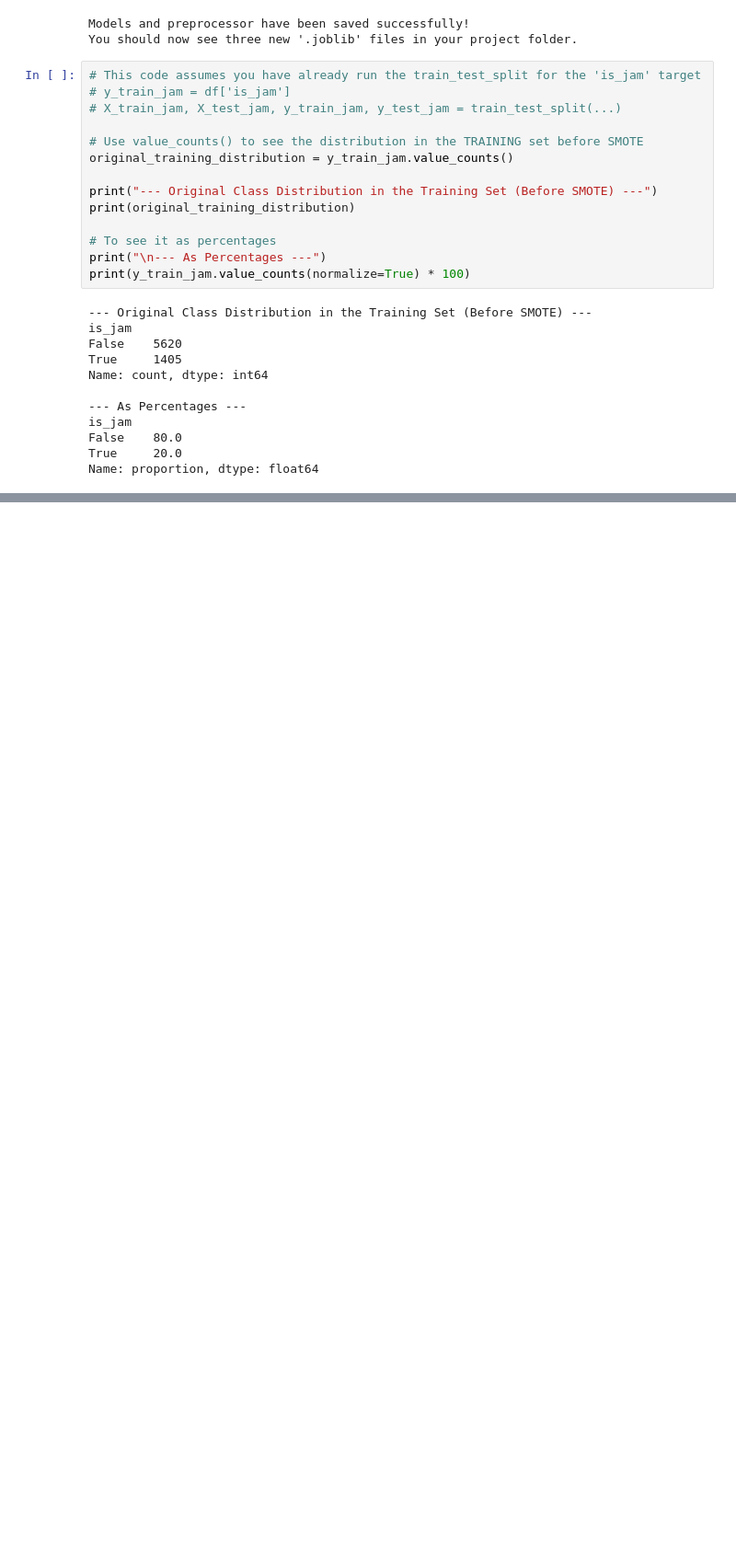
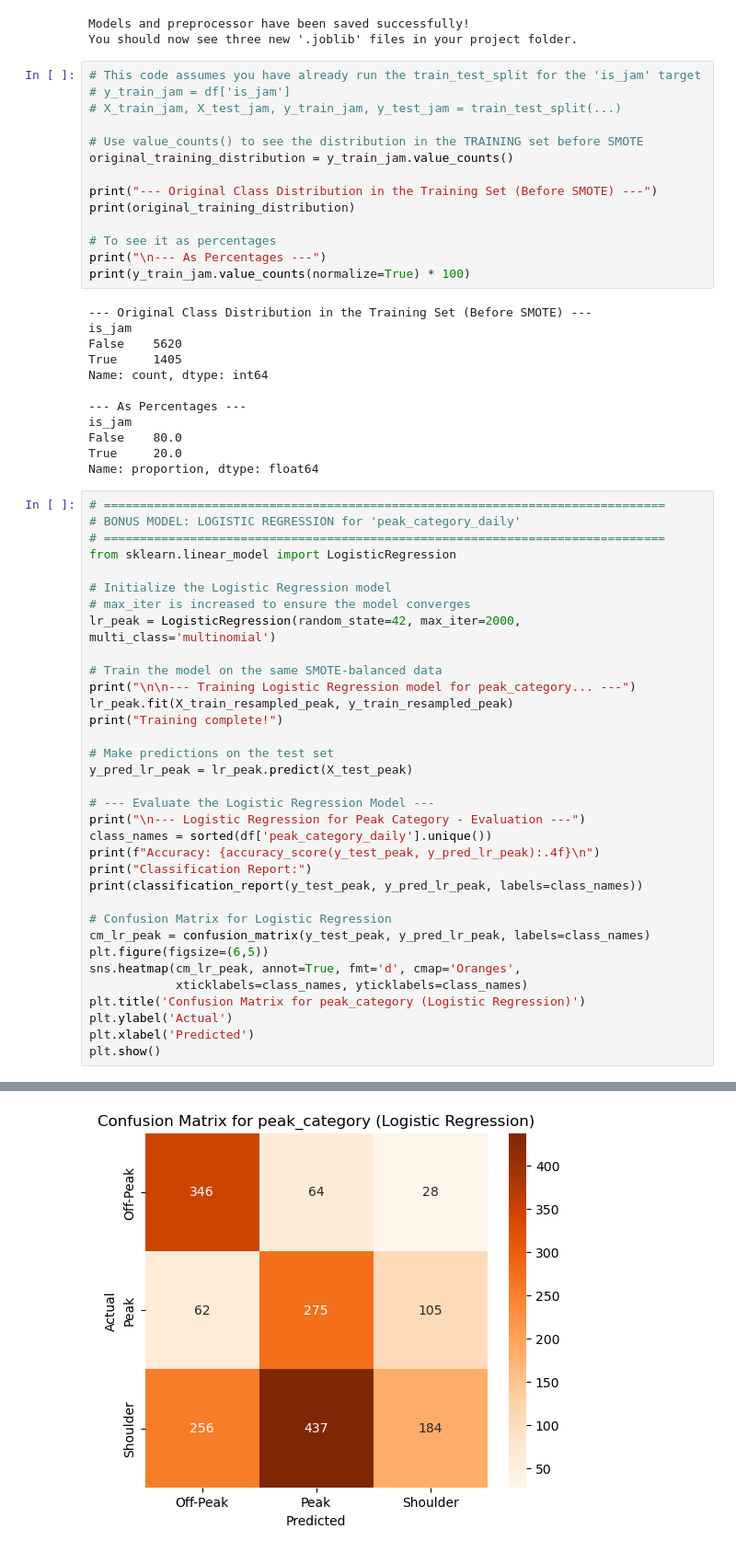
Before and after one commit to SyahmiAlwi/MelakaGo_Travel_Advisor, a Jupyter notebook: 03_FinalModellingPhase.ipynb, the cells around one changed output, grey strips where cells are left out. Shown: that part at 92% size. Saved outputs shown, nothing was run; the diff lists cells and outputs as text; blank space fills up the shorter version.

Commit message:
Update Modelling notebook to have the code that train dataset with Logistic Regression and XGBoost.

```diff
--- a/03_FinalModellingPhase.ipynb
+++ b/03_FinalModellingPhase.ipynb
@@ -430,3 +430,38 @@ is_jam
 False    80.0
 True     20.0
 Name: proportion, dtype: float64
+# %%
+# ==============================================================================
+# BONUS MODEL: LOGISTIC REGRESSION for 'peak_category_daily'
+# ==============================================================================
+from sklearn.linear_model import LogisticRegression
+
+# Initialize the Logistic Regression model
+# max_iter is increased to ensure the model converges
+lr_peak = LogisticRegression(random_state=42, max_iter=2000, multi_class='multinomial')
+
+# Train the model on the same SMOTE-balanced data
+print("\n\n--- Training Logistic Regression model for peak_category... ---")
+lr_peak.fit(X_train_resampled_peak, y_train_resampled_peak)
+print("Training complete!")
+
+# Make predictions on the test set
+y_pred_lr_peak = lr_peak.predict(X_test_peak)
+
+# --- Evaluate the Logistic Regression Model ---
+print("\n--- Logistic Regression for Peak Category - Evaluation ---")
+class_names = sorted(df['peak_category_daily'].unique())
+print(f"Accuracy: {accuracy_score(y_test_peak, y_pred_lr_peak):.4f}\n")
+print("Classification Report:")
+print(classification_report(y_test_peak, y_pred_lr_peak, labels=class_names))
+
+# Confusion Matrix for Logistic Regression
+cm_lr_peak = confusion_matrix(y_test_peak, y_pred_lr_peak, labels=class_names)
+plt.figure(figsize=(6,5))
+sns.heatmap(cm_lr_peak, annot=True, fmt='d', cmap='Oranges',
+            xticklabels=class_names, yticklabels=class_names)
+plt.title('Confusion Matrix for peak_category (Logistic Regression)')
+plt.ylabel('Actual')
+plt.xlabel('Predicted')
+plt.show()
+# %% [output]
@@ -432,0 +484 @@ Name: proportion, dtype: float64
+[figure, added]
```
Also changed, not shown: parts of 2 cells of this notebook.
